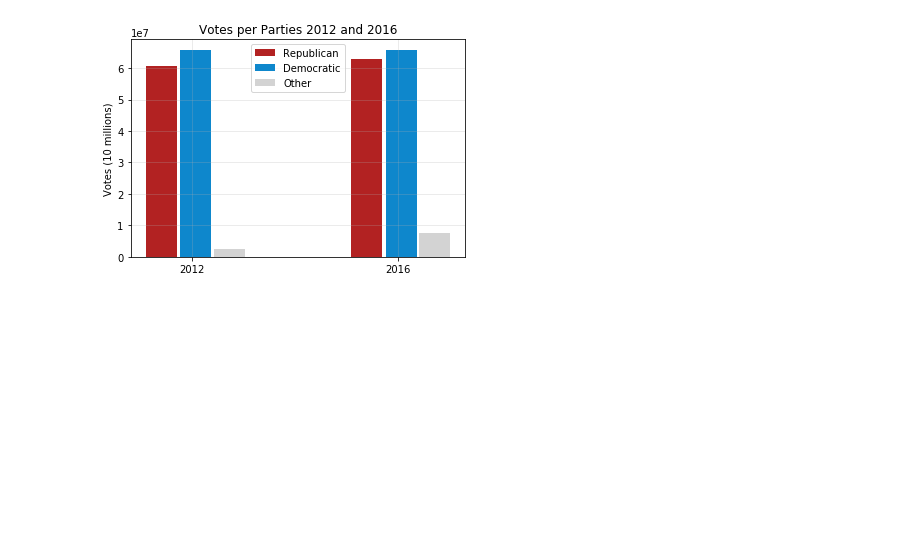
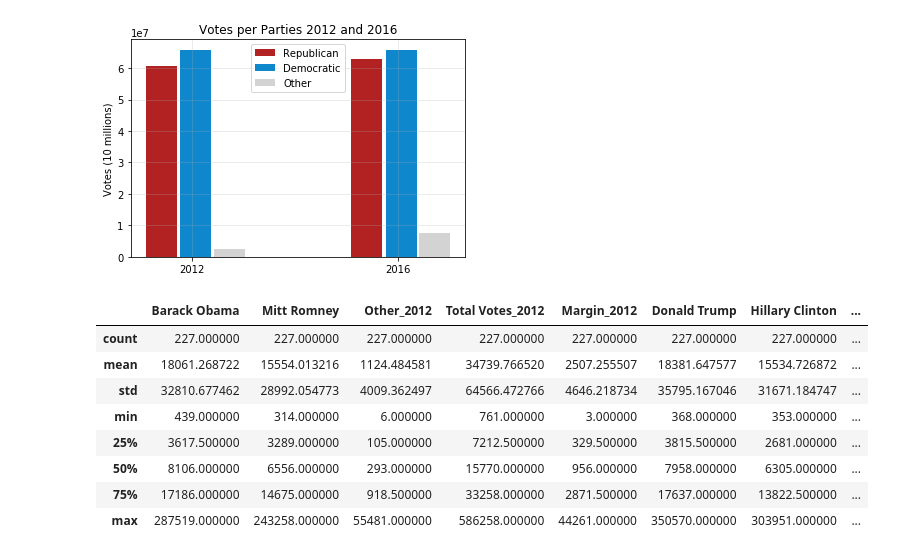
Before and after one commit to muditmathur11/bcmj, a Jupyter notebook: Project/Election_Project.ipynb, the cells around one changed output. Drawn from its saved outputs; the diff is of its cells as text; code cells hidden in the pictures; blank space fills up the shorter version.

```diff
--- a/Project/Election_Project.ipynb
+++ b/Project/Election_Project.ipynb
@@ -190,0 +196,15 @@ plt.show()
+# %%
+rep_dem_df = election_df[(election_df.Winner_2012 == "Mitt Romney") & (election_df.Winner_2016 == "Hillary Clinton")]
+rep_dem_df.describe()
+dem_rep_df = election_df[(election_df.Winner_2012 == "Barack Obama") & (election_df.Winner_2016 == "Donald Trump")]
+dem_rep_df.describe()
+# %% [output]
+|  | Barack Obama | Mitt Romney | Other_2012 | Total Votes_2012 | Margin_2012 | Donald Trump | Hillary Clinton | ... |
+| count | 227.000000 | 227.000000 | 227.000000 | 227.000000 | 227.000000 | 227.000000 | 227.000000 | ... |
+| mean | 18061.268722 | 15554.013216 | 1124.484581 | 34739.766520 | 2507.255507 | 18381.647577 | 15534.726872 | ... |
+| std | 32810.677462 | 28992.054773 | 4009.362497 | 64566.472766 | 4646.218734 | 35795.167046 | 31671.184747 | ... |
+| min | 439.000000 | 314.000000 | 6.000000 | 761.000000 | 3.000000 | 368.000000 | 353.000000 | ... |
+| 25% | 3617.500000 | 3289.000000 | 105.000000 | 7212.500000 | 329.500000 | 3815.500000 | 2681.000000 | ... |
+| 50% | 8106.000000 | 6556.000000 | 293.000000 | 15770.000000 | 956.000000 | 7958.000000 | 6305.000000 | ... |
+| 75% | 17186.000000 | 14675.000000 | 918.500000 | 33258.000000 | 2871.500000 | 17637.000000 | 13822.500000 | ... |
+| max | 287519.000000 | 243258.000000 | 55481.000000 | 586258.000000 | 44261.000000 | 350570.000000 | 303951.000000 | ... |
```
Also changed, not shown: parts of 6 cells of this notebook.
